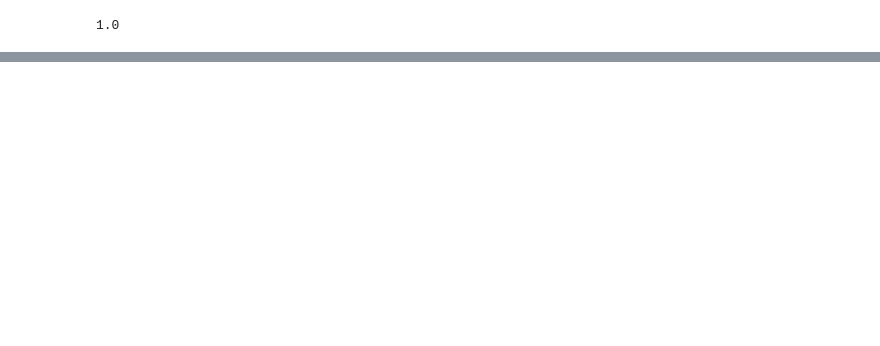
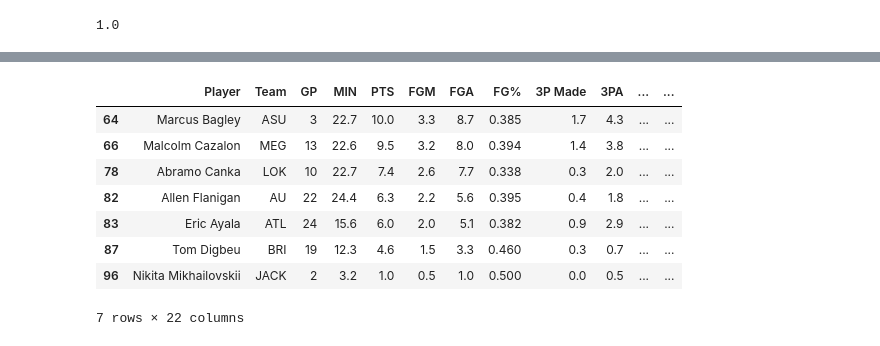
Before and after one commit to hkeseyan/NBA-rookie-longevity-predictor, a Jupyter notebook: NBA Rookies.ipynb, the cells around one changed output, grey strips where cells are left out. Drawn from its saved outputs; the diff is of its cells as text; code cells hidden in the pictures; blank space fills up the shorter version.

```diff
--- a/NBA Rookies.ipynb
+++ b/NBA Rookies.ipynb
@@ -342,0 +434,13 @@ test_recall
+# %%
+rookies_under5=df_rookies[df_rookies['Over5']==0]
+rookies_under5
+# %% [output]
+|  | Player | Team | GP | MIN | PTS | FGM | FGA | FG% | 3P Made | 3PA | ... | ... |
+| 64 | Marcus Bagley | ASU | 3 | 22.7 | 10.0 | 3.3 | 8.7 | 0.385 | 1.7 | 4.3 | ... | ... |
+| 66 | Malcolm Cazalon | MEG | 13 | 22.6 | 9.5 | 3.2 | 8.0 | 0.394 | 1.4 | 3.8 | ... | ... |
+| 78 | Abramo Canka | LOK | 10 | 22.7 | 7.4 | 2.6 | 7.7 | 0.338 | 0.3 | 2.0 | ... | ... |
+| 82 | Allen Flanigan | AU | 22 | 24.4 | 6.3 | 2.2 | 5.6 | 0.395 | 0.4 | 1.8 | ... | ... |
+| 83 | Eric Ayala | ATL | 24 | 15.6 | 6.0 | 2.0 | 5.1 | 0.382 | 0.9 | 2.9 | ... | ... |
+| 87 | Tom Digbeu | BRI | 19 | 12.3 | 4.6 | 1.5 | 3.3 | 0.460 | 0.3 | 0.7 | ... | ... |
+| 96 | Nikita Mikhailovskii | JACK | 2 | 3.2 | 1.0 | 0.5 | 1.0 | 0.500 | 0.0 | 0.5 | ... | ... |
+7 rows × 22 columns
```
Also changed, not shown: parts of 34 cells of this notebook, 2 other files.
